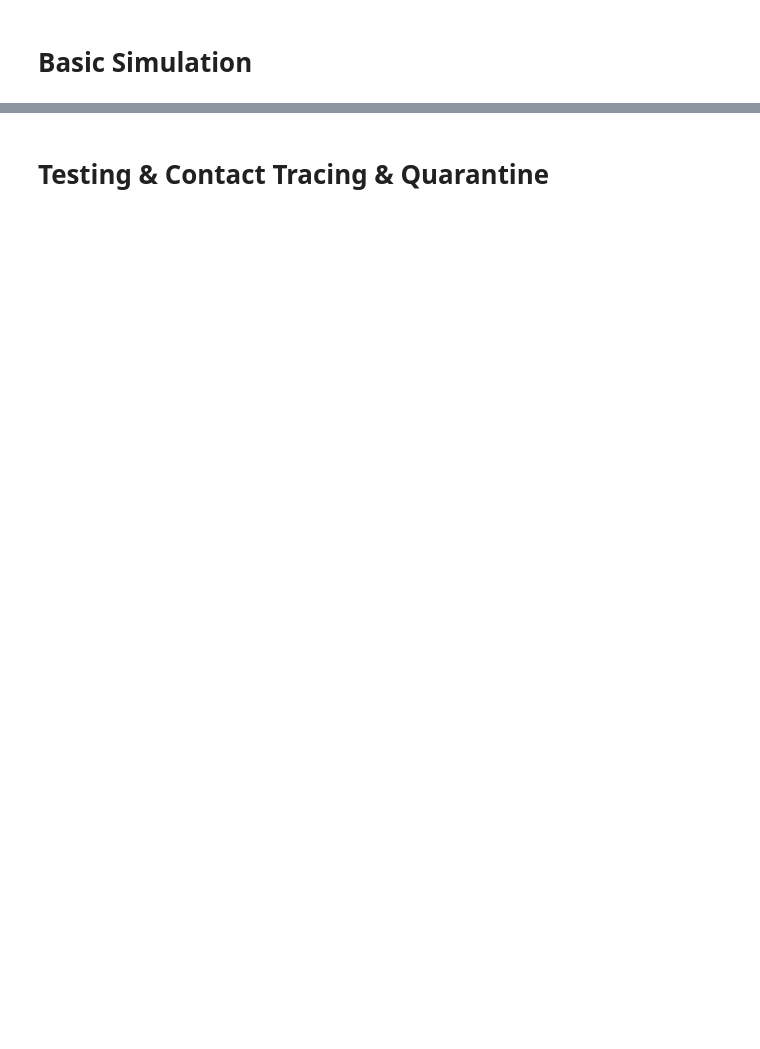
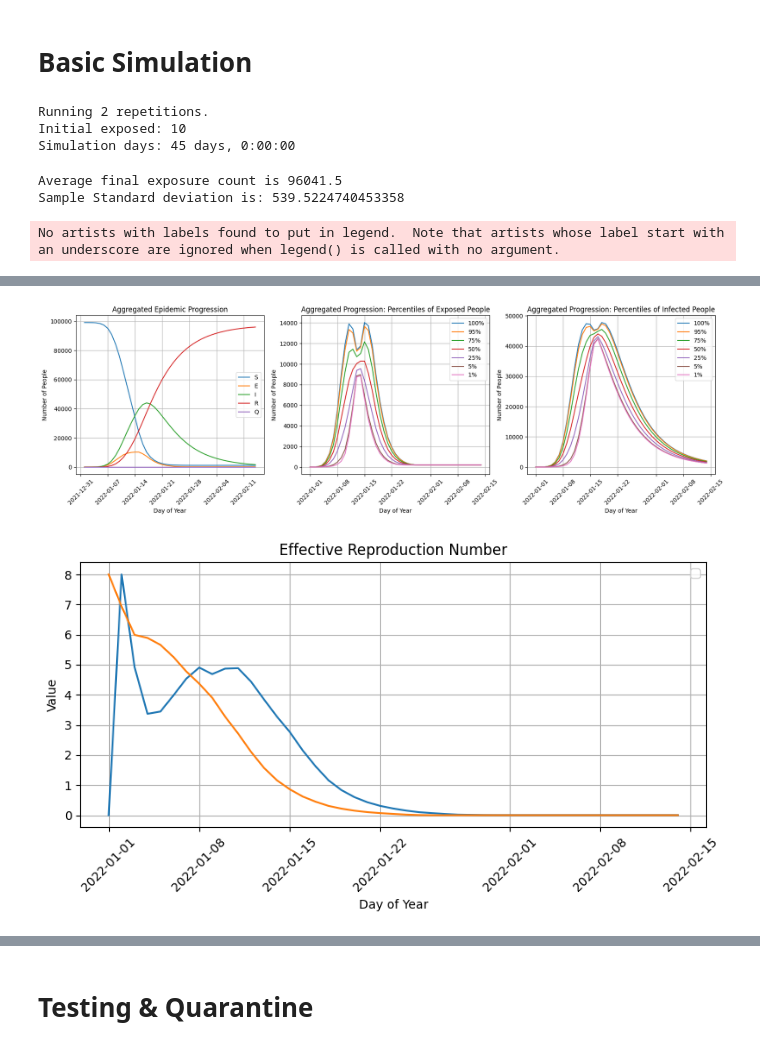
Before and after one commit to yuesun3443/PySeirCity-Hybrid-ABM-EBM-Epi-Model, a Jupyter notebook: SEIRCityModeling - FunctionalVersion/simulation_test.ipynb, the cells around one changed output, grey strips where cells are left out. Cells and saved outputs as stored; diff of their text form; code cells hidden in the pictures; blank space fills up the shorter version.

Commit message:
remove contact tracing

```diff
--- a/SEIRCityModeling - FunctionalVersion/simulation_test.ipynb
+++ b/SEIRCityModeling - FunctionalVersion/simulation_test.ipynb
@@ -276,0 +235,42 @@ stat.Reff_agg
+# %%
+%%time
+
+# specify how many times you wanna run simulation
+repetitions = 2
+initial_exposed_count = 10
+# discount percentage of hazard brought by an asymptomatic individual
+asym_hazard_multiplier = 0.5
+
+parameters = Parameters(repetitions, initial_exposed_count, asym_hazard_multiplier)
+parameters.infection_duration = VariedInfectionDurationResponse(rate_from_S_to_E=2,
+                                                                rate_from_E_to_I=1/2,
+                                                                rate_from_asymI_to_R=1/8,
+                                                                rate_from_symI_to_R=1/8,
+                                                                asym_fraction=0,
+                                                                asym_hazard_multiplier=asym_hazard_multiplier)
+
+
+# Create simulation_period_basic_info object
+simulation_period_basic_info = SimulationPeriodBasicInfo(dates,
+                                                         facility_date_time_step_urbano_agent_dic,
+                                                         urbano_agent_date_time_step_facility_dic,
+                                                         urbano_agents_travelers_mapping,
+                                                         traveler_urbano_agent_mapping,
+                                                         time_use_baseline_dict,
+                                                         county_mobility_changes_dict,
+                                                         stationary_distributions,
+                                                         facility_to_index)
+
+simulation = Simulation(dates,
+                         simulation_period_basic_info,
+                         parameters,
+                         simulation_period_basic_info.AllFacilityNames)
+
+simulation.run()
+# %% [output]
+Running 2 repetitions.
+Initial exposed: 10
+Simulation days: 45 days, 0:00:00
+Average final exposure count is 96041.5
+Sample Standard deviation is: 539.5224740453358
+No artists with labels found to put in legend.  Note that artists whose label start with an underscore are ignored when legend() is called with no argument.
@@ -276,0 +279,2 @@ stat.Reff_agg
+[figure, added]
+[figure, added]
@@ -277,3 +282,3 @@ stat.Reff_agg
 # %% [markdown]
-# Testing & Contact Tracing & Quarantine
+# Testing & Quarantine
 # %%
```
Also changed, not shown: parts of 11 cells of this notebook, 4 other files.
